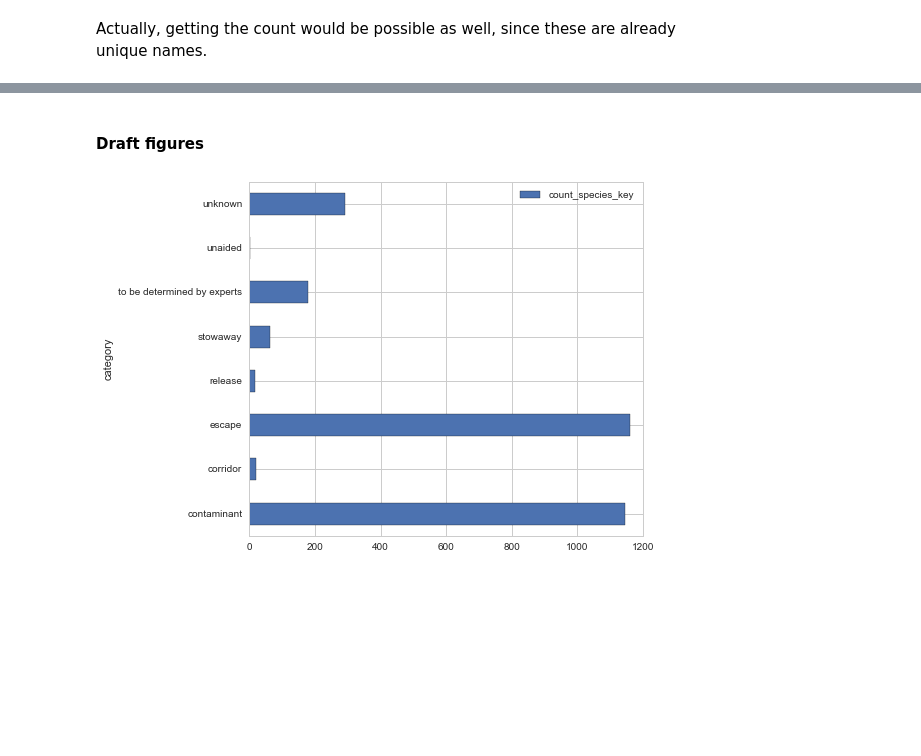
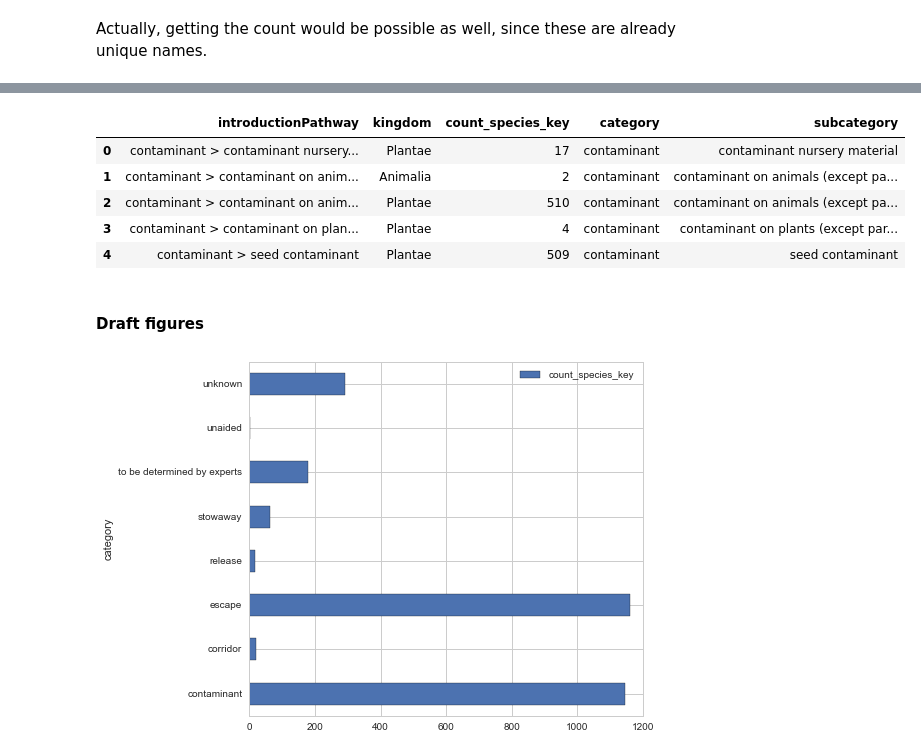
Before and after one commit to trias-project/alien-species-checklist, a Jupyter notebook: notebooks/0-stijnvanhoey-viz-pathways.ipynb, the cells around one changed output, grey strips where cells are left out. Saved outputs shown, nothing was run; the diff lists cells and outputs as text; code cells hidden in the pictures; blank space fills up the shorter version.

```diff
--- a/notebooks/0-stijnvanhoey-viz-pathways.ipynb
+++ b/notebooks/0-stijnvanhoey-viz-pathways.ipynb
@@ -92,0 +99,15 @@ unique_species.to_csv("../data/interim/pathway_figure_data.tsv", sep="\t")
+# %%
+unique_animal_plant["category"] = unique_animal_plant["introductionPathway"].str.split(">").str.get(0).str.strip()
+unique_animal_plant["subcategory"] = unique_animal_plant["introductionPathway"].str.split(">").str.get(1).str.strip()
+unique_animal_plant = unique_animal_plant.rename(columns={"gbifapi_acceptedKey": "count_species_key"})
+# %%
+unique_animal_plant.loc[unique_animal_plant["subcategory"].isnull(), "subcategory"] = 'unknown'
+# %%
+unique_animal_plant.head()
+# %% [output]
+|  | introductionPathway | kingdom | count_species_key | category | subcategory |
+| 0 | contaminant > contaminant nursery... | Plantae | 17 | contaminant | contaminant nursery material |
+| 1 | contaminant > contaminant on anim... | Animalia | 2 | contaminant | contaminant on animals (except pa... |
+| 2 | contaminant > contaminant on anim... | Plantae | 510 | contaminant | contaminant on animals (except pa... |
+| 3 | contaminant > contaminant on plan... | Plantae | 4 | contaminant | contaminant on plants (except par... |
+| 4 | contaminant > seed contaminant | Plantae | 509 | contaminant | seed contaminant |
```
Also changed, not shown: parts of 14 cells of this notebook, 1 other file.
